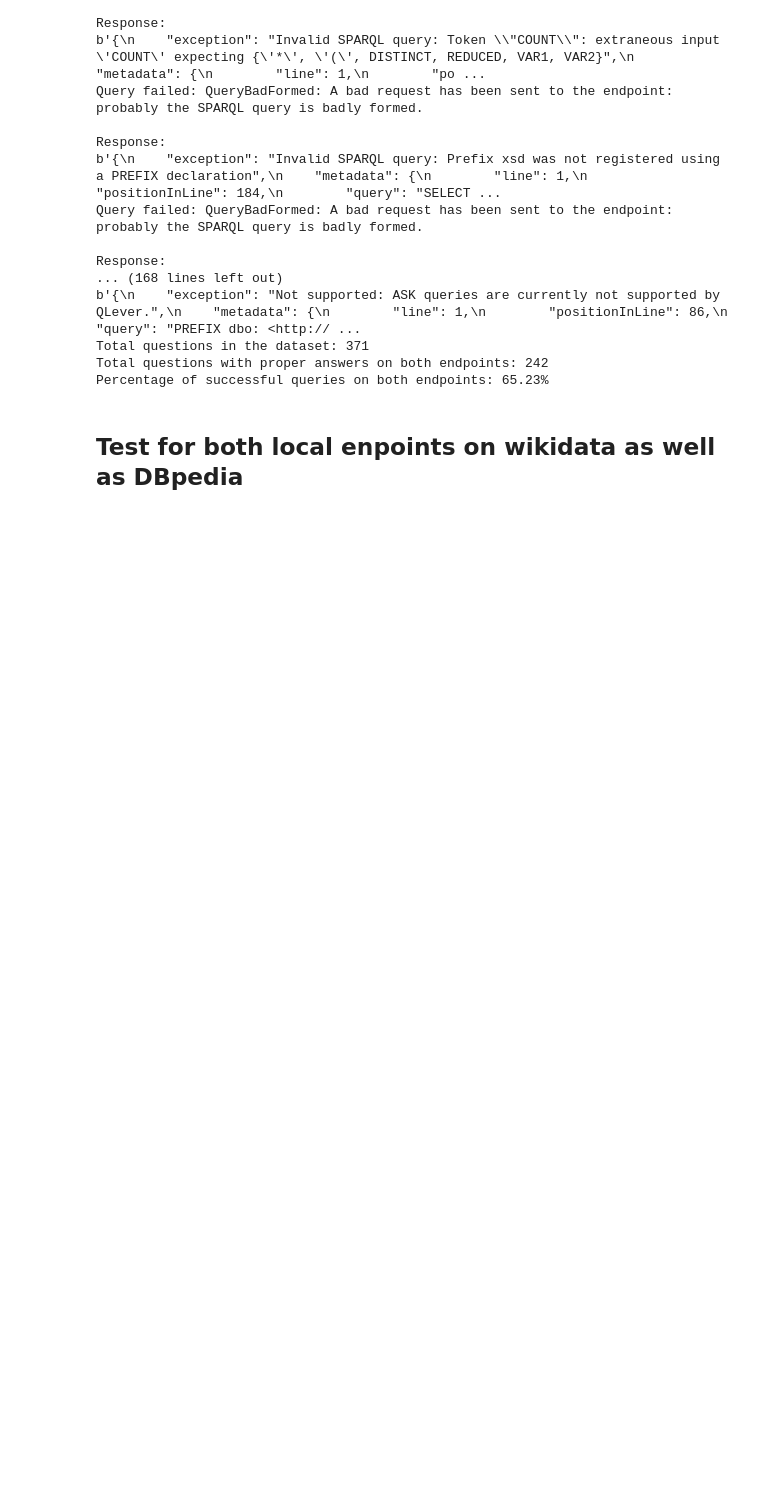
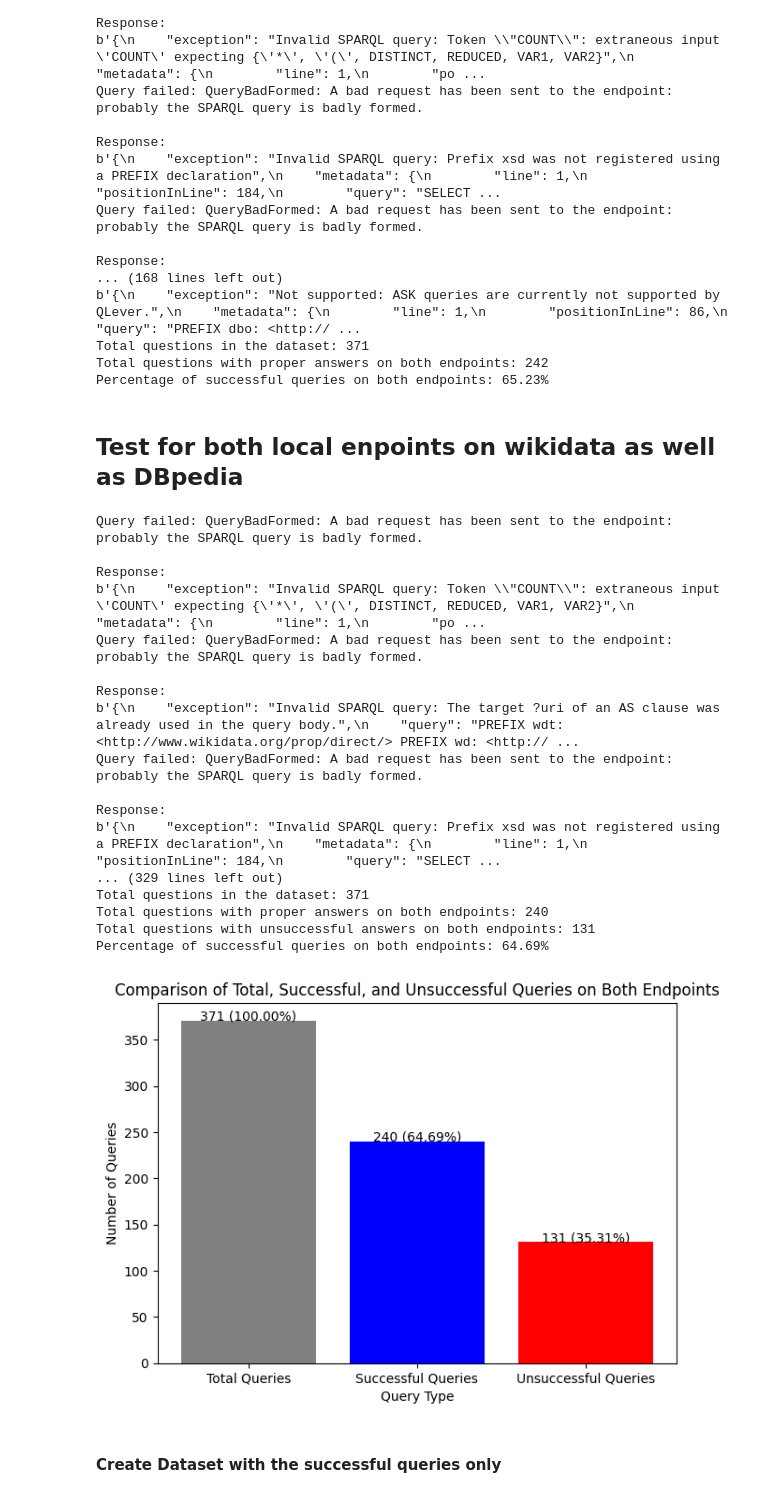
Before and after one commit to brtls/LC-QuAD-2.0-QALD9-Query-Test, a Jupyter notebook: Query-Test.ipynb, the cells around one changed output. Drawn from its saved outputs; the diff is of its cells as text; code cells hidden in the pictures; blank space fills up the shorter version.

```diff
--- a/Query-Test.ipynb
+++ b/Query-Test.ipynb
@@ -1158,8 +1158,8 @@ wikidata_data = requests.get(wikidata_url).json()
 dbpedia_data = requests.get(dbpedia_url).json()
 
 # Define SPARQL endpoints for Wikidata and local DBpedia
-WIKIDATA_ENDPOINT = "http://localhost:8177"
-DBPEDIA_ENDPOINT = "http://localhost:7012"  # Local DBpedia endpoint
+WIKIDATA_ENDPOINT = "https://query.wikidata.org/sparql"
+DBPEDIA_ENDPOINT = "http://localhost:7012/sparql"  # Local DBpedia endpoint
 
 # Function to query SPARQL endpoint with User-Agent
 def query_sparql(endpoint, query):
@@ -1272,6 +1272,9 @@ Percentage of successful queries on both endpoints: 65.23%
 # %% [markdown]
 ## Test for both local enpoints on wikidata as well as DBpedia
 # %%
+# Import necessary libraries for visualization
+import matplotlib.pyplot as plt
+
 # Load QALD-9 datasets for Wikidata and DBpedia
 wikidata_url = "https://raw.githubusercontent.com/KGQA/QALD_9_plus/refs/heads/main/data/qald_9_plus_train_wikidata.json"
 dbpedia_url = "https://raw.githubusercontent.com/KGQA/QALD_9_plus/refs/heads/main/data/qald_9_plus_train_dbpedia.json"
@@ -1279,11 +1282,11 @@ dbpedia_url = "https://raw.githubusercontent.com/KGQA/QALD_9_plus/refs/heads/mai
 wikidata_data = requests.get(wikidata_url).json()
 dbpedia_data = requests.get(dbpedia_url).json()
 
-# Define SPARQL endpoints for Wikidata and local DBpedia
-WIKIDATA_ENDPOINT = "https://query.wikidata.org/"
+# Define SPARQL endpoints for local Wikidata and DBpedia
+WIKIDATA_ENDPOINT = "http://localhost:7001"  # Local Wikidata endpoint
 DBPEDIA_ENDPOINT = "http://localhost:7012"  # Local DBpedia endpoint
 
-# Function to query SPARQL endpoint with User-Agent
+# Function to query SPARQL endpoint with User-Agent and handle bytes response
 def query_sparql(endpoint, query):
     sparql = SPARQLWrapper(endpoint)
     sparql.setQuery(query)
@@ -1344,32 +1347,71 @@ def is_proper_answer(endpoint, sparql_query):
 
 # Process and filter questions with proper answers on both Wikidata and DBpedia
 for wikidata_entry in wikidata_questions:
     dbpedia_entry = next((q for q in dbpedia_questions if q["id"] == wikidata_entry["id"]), None)
     if dbpedia_entry:
         wikidata_query_success = is_proper_answer(WIKIDATA_ENDPOINT, wikidata_entry["sparql"])
         dbpedia_query_success = is_proper_answer(DBPEDIA_ENDPOINT, dbpedia_entry["sparql"])
 
         if wikidata_query_success and dbpedia_query_success:
             # Store successful queries for both endpoints
             common_successful_queries.append({
                 "id": wikidata_entry["id"],
                 "question": wikidata_entry["question"],
                 "wikidata_sparql": wikidata_entry["sparql"],
                 "dbpedia_sparql": dbpedia_entry["sparql"]
             })
 
-# Calculate the percentage of successful queries on both endpoints
+# Calculate the percentage of successful and unsuccessful queries
 total_queries = min(len(wikidata_questions), len(dbpedia_questions))  # Total queries available in both datasets
 successful_queries_count = len(common_successful_queries)
+unsuccessful_queries_count = total_queries - successful_queries_count  # Total minus successful
 success_percentage = (successful_queries_count / total_queries) * 100 if total_queries > 0 else 0
+unsuccess_percentage = 100 - success_percentage
 
 # Create a DataFrame for the common successful queries
 successful_queries_df = pd.DataFrame(common_successful_queries)
 
 # Save the successful queries to a new Excel file
-successful_queries_df.to_excel("common_successful_queries.xlsx", index=False)
+successful_queries_df.to_excel("common_successful_queries_local_endpoints.xlsx", index=False)
 
 # Print summary
 print(f"Total questions in the dataset: {total_queries}")
 print(f"Total questions with proper answers on both endpoints: {successful_queries_count}")
+print(f"Total questions with unsuccessful answers on both endpoints: {unsuccessful_queries_count}")
 print(f"Percentage of successful queries on both endpoints: {success_percentage:.2f}%")
+
+# Visualize the results in a bar chart
+labels = ['Total Queries', 'Successful Queries', 'Unsuccessful Queries']
+sizes = [total_queries, successful_queries_count, unsuccessful_queries_count]
+percentages = [100, success_percentage, unsuccess_percentage]
+colors = ['grey', 'blue', 'red']
+
+plt.bar(labels, sizes, color=colors)
+for i, (size, pct) in enumerate(zip(sizes, percentages)):
+    plt.text(i, size + 0.1, f"{size} ({pct:.2f}%)", ha='center')
+plt.title('Comparison of Total, Successful, and Unsuccessful Queries on Both Endpoints')
+plt.ylabel('Number of Queries')
+plt.xlabel('Query Type')
+plt.tight_layout()
+plt.show()
+# %% [output]
+Query failed: QueryBadFormed: A bad request has been sent to the endpoint: probably the SPARQL query is badly formed.
+
+Response:
+b'{\n    "exception": "Invalid SPARQL query: Token \\"COUNT\\": extraneous input \'COUNT\' expecting {\'*\', \'(\', DISTINCT, REDUCED, VAR1, VAR2}",\n    "metadata": {\n        "line": 1,\n        "po ...
+Query failed: QueryBadFormed: A bad request has been sent to the endpoint: probably the SPARQL query is badly formed.
+
+Response:
+b'{\n    "exception": "Invalid SPARQL query: The target ?uri of an AS clause was already used in the query body.",\n    "query": "PREFIX wdt: <http://www.wikidata.org/prop/direct/> PREFIX wd: <http:// ...
+Query failed: QueryBadFormed: A bad request has been sent to the endpoint: probably the SPARQL query is badly formed.
+
+Response:
+b'{\n    "exception": "Invalid SPARQL query: Prefix xsd was not registered using a PREFIX declaration",\n    "metadata": {\n        "line": 1,\n        "positionInLine": 184,\n        "query": "SELECT ...
+... (329 lines left out)
+Total questions in the dataset: 371
+Total questions with proper answers on both endpoints: 240
+Total questions with unsuccessful answers on both endpoints: 131
+Percentage of successful queries on both endpoints: 64.69%
+[figure, added]
+# %% [markdown]
+#### Create Dataset with the successful queries only
```
Also changed, not shown: parts of 7 cells of this notebook, 3 other files.
